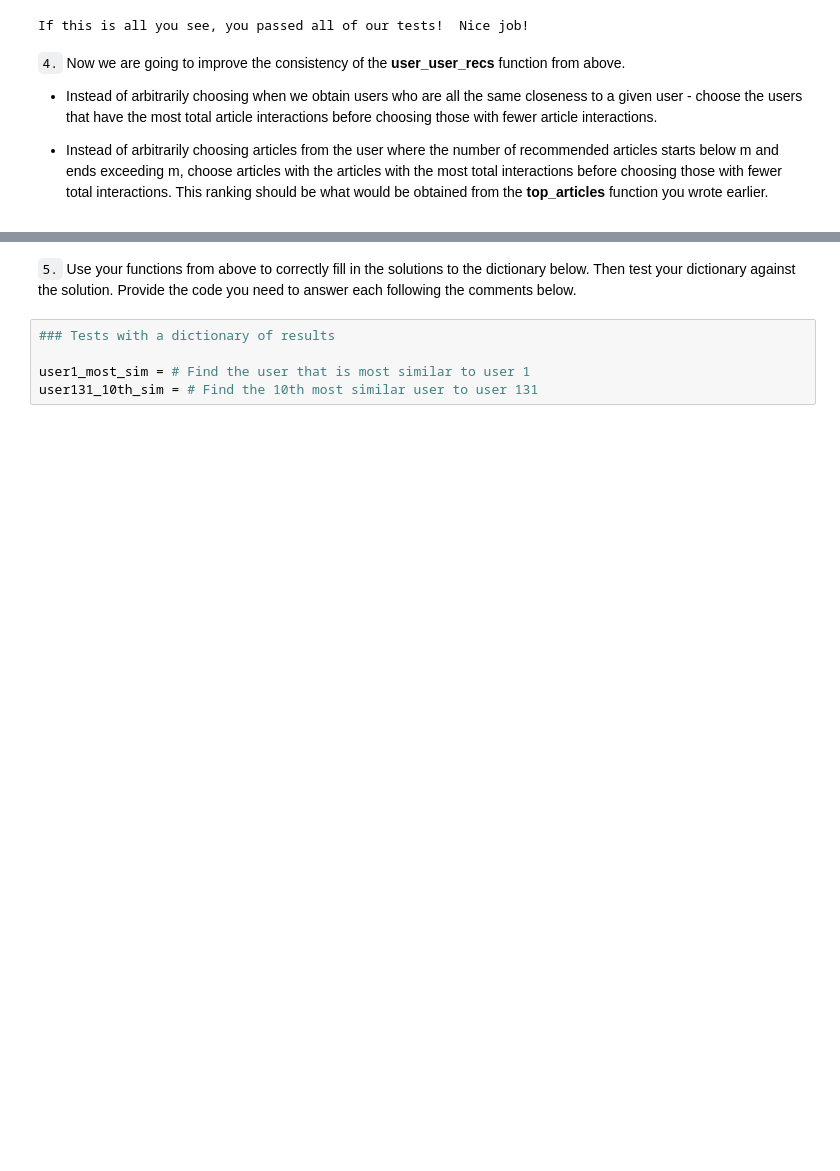
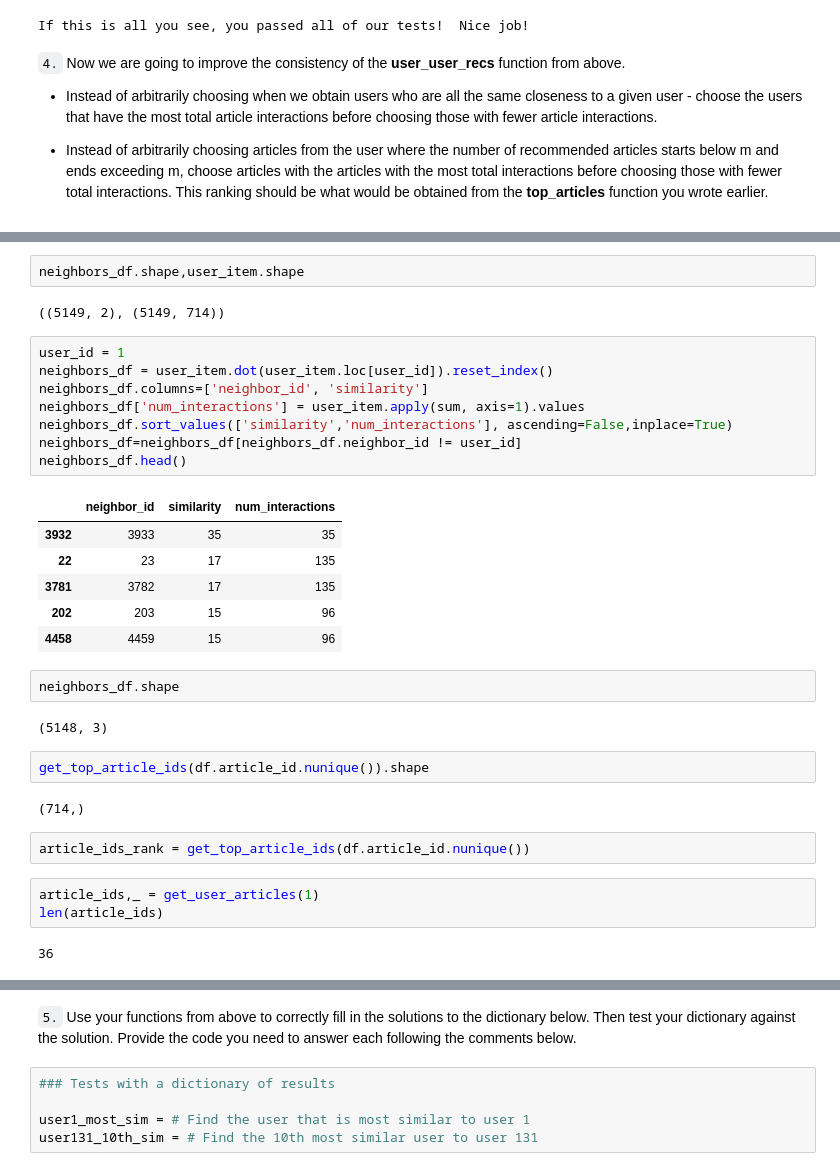
Before and after one commit to chengjiecui/Recommendations_with_IBM, a Jupyter notebook: Recommendations_with_IBM.ipynb, the cells around one changed output, grey strips where cells are left out. Saved outputs shown, nothing was run; the diff lists cells and outputs as text; blank space fills up the shorter version.

Commit message:
feat: Implement user_user_recs_part2()

```diff
--- a/Recommendations_with_IBM.ipynb
+++ b/Recommendations_with_IBM.ipynb
@@ -640 +659,35 @@ If this is all you see, you passed all of our tests!  Nice job!
+# %%
+neighbors_df.shape,user_item.shape
+# %% [output]
+((5149, 2), (5149, 714))
+# %%
+user_id = 1
+neighbors_df = user_item.dot(user_item.loc[user_id]).reset_index()
+neighbors_df.columns=['neighbor_id', 'similarity']
+neighbors_df['num_interactions'] = user_item.apply(sum, axis=1).values
+neighbors_df.sort_values(['similarity','num_interactions'], ascending=False,inplace=True)
+neighbors_df=neighbors_df[neighbors_df.neighbor_id != user_id]
+neighbors_df.head()
+# %% [output]
+|  | neighbor_id | similarity | num_interactions |
+| 3932 | 3933 | 35 | 35 |
+| 22 | 23 | 17 | 135 |
+| 3781 | 3782 | 17 | 135 |
+| 202 | 203 | 15 | 96 |
+| 4458 | 4459 | 15 | 96 |
+# %%
+neighbors_df.shape
+# %% [output]
+(5148, 3)
+# %%
+get_top_article_ids(df.article_id.nunique()).shape
+# %% [output]
+(714,)
+# %%
+article_ids_rank = get_top_article_ids(df.article_id.nunique())
+# %%
+article_ids,_ = get_user_articles(1)
+len(article_ids)
+# %% [output]
+36
 # %%
```
Also changed, not shown: parts of 7 cells of this notebook.
